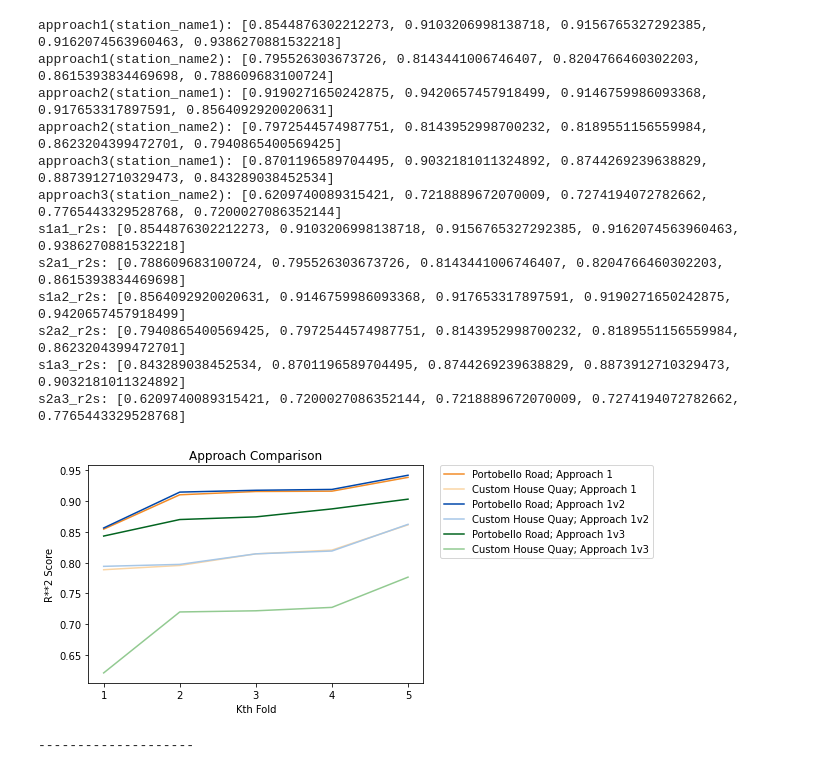
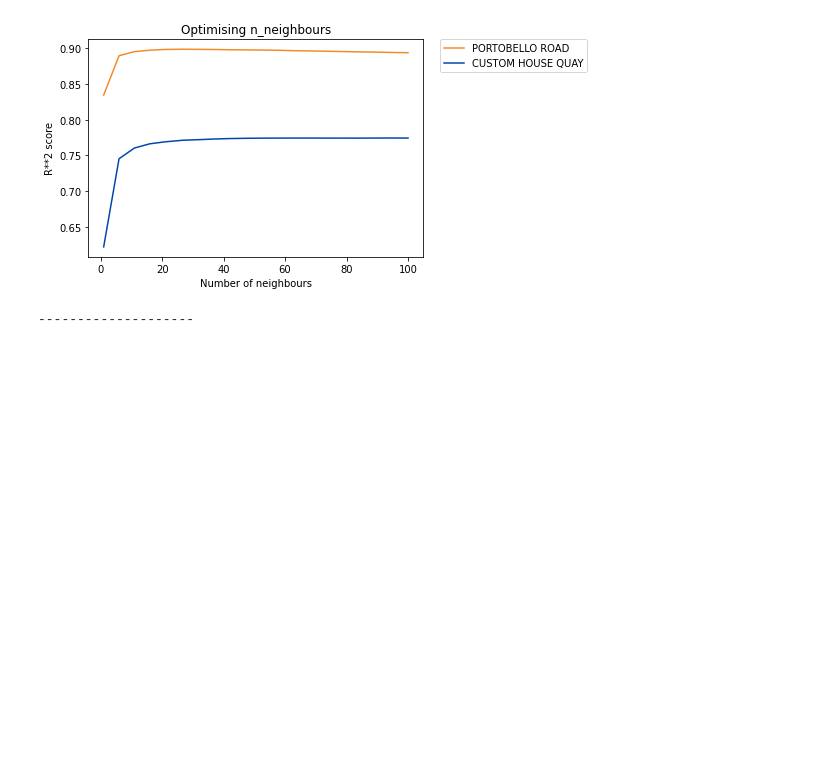
Before and after one commit to ConOLeary/Predicting_Bike_Distribution, a Jupyter notebook: bike_predictions.ipynb, the cells around one changed output. Cells and saved outputs as stored; diff of their text form; code cells hidden in the pictures; blank space fills up the shorter version.

```diff
--- a/bike_predictions.ipynb
+++ b/bike_predictions.ipynb
@@ -376,7 +376,7 @@ def run_approach1v3(station_name):
     #print("\nAVERAGE R**2 score: ", score_sum / K)
     return returns
 
-def run_approach2(station_name):
+def run_approach2(station_name, neighs= 35):
     index= get_station_id(station_name)
 
     y= np.full((TOTAL_TIME_DATAPOINTS, 3), 0, dtype=np.int) # change the 3 to a 6 to do both stations at once on the generalised-training form of an approach
@@ -404,7 +404,7 @@ def run_approach2(station_name):
     # X[0:TOTAL_TIME_DATAPOINTS, 2:110]= bikes_changes_past5
     # X[0:TOTAL_TIME_DATAPOINTS, 110:218]= bikes_changes_past15
 
-    neigh= KNeighborsRegressor(n_neighbors= 30, weights='distance')
+    neigh= KNeighborsRegressor(n_neighbors= neighs, weights='distance')
     cv_scores= cross_val_score(neigh, X, y, cv=5)
     #print(cv_scores) # print each cv score (accuracy) and average them
     #print('cv_scores mean:{}'.format(np.mean(cv_scores)))
@@ -438,6 +438,7 @@ def baseline_graph():
     meanmean1= run_meanline("PORTOBELLO ROAD")
     meanmean2= run_meanline("CUSTOM HOUSE QUAY")
     coefs= np.linspace(0, 1, num=30)
+
     s1_r2= []
     s2_r2= []
     s1_r2meanmean= []
@@ -456,12 +457,31 @@ def baseline_graph():
     ax.plot(coefs, s2_r2, label="Custom House Quay (baseline)", color="#0047AB")
     ax.plot(coefs, s2_r2meanmean, label="Custom House Quay (mean)", color="#A7C7E7")
 
-    # Place a legend to the right of this smaller subplot.
     plt.legend(bbox_to_anchor=(1.05, 1), loc='upper left', borderaxespad=0.)
 
     plt.xlabel('Baseline\'s coefficent for homemade regulariser')
     plt.ylabel('R**2 score')
     plt.title('Baseline model')
+    plt.show()
+
+def neighbours_optimisation(station_name1, station_name2):
+    xs= [int(x) for x in np.linspace(1, 100, num=20)]
+    y1s= []; y2s= []
+    for x in xs:
+        returns= run_approach2(station_name1, x)
+        y1s.append(sum(returns) / len(returns))
+        returns= run_approach2(station_name2, x)
+        y2s.append(sum(returns) / len(returns))
+    ax= plt.gca()
+
+    ax.plot(xs, y1s, label=station_name1, color="#F28C28")
+    ax.plot(xs, y2s, label=station_name2, color="#0047AB")
+
+    plt.legend(bbox_to_anchor=(1.05, 1), loc='upper left', borderaxespad=0.)
+
+    plt.xlabel('Number of neighbours')
+    plt.ylabel('R**2 score')
+    plt.title('Optimising n_neighbours')
     plt.show()
 
 def compare_approaches(station_name1, station_name2, approach1, approach2, approach3=None):
@@ -531,7 +551,6 @@ def compare_approaches(station_name1, station_name2, approach1, approach2, appro
         ax.plot(x, s1a3_r2s, label="Portobello Road; Approach 1v3", color="#026420")
         ax.plot(x, s2a3_r2s, label="Custom House Quay; Approach 1v3", color="#92CA91")
 
-    # Place a legend to the right of this smaller subplot.
     plt.legend(bbox_to_anchor=(1.05, 1), loc='upper left', borderaxespad=0.)
 
     plt.xlabel('Kth Fold')
@@ -541,20 +560,8 @@ def compare_approaches(station_name1, station_name2, approach1, approach2, appro
 # %%
 # DRIVER
 
-compare_approaches("PORTOBELLO ROAD", "CUSTOM HOUSE QUAY", run_approach1, run_approach1v2, run_approach1v3)
+neighbours_optimisation("PORTOBELLO ROAD", "CUSTOM HOUSE QUAY")
 print("--------------------")
 # %% [output]
+[figure, new version]
-approach1(station_name1): [0.8544876302212273, 0.9103206998138718, 0.9156765327292385, 0.9162074563960463, 0.9386270881532218]
-approach1(station_name2): [0.795526303673726, 0.8143441006746407, 0.8204766460302203, 0.8615393834469698, 0.788609683100724]
-approach2(station_name1): [0.9190271650242875, 0.9420657457918499, 0.9146759986093368, 0.917653317897591, 0.8564092920020631]
-approach2(station_name2): [0.7972544574987751, 0.8143952998700232, 0.8189551156559984, 0.8623204399472701, 0.7940865400569425]
-approach3(station_name1): [0.8701196589704495, 0.9032181011324892, 0.8744269239638829, 0.8873912710329473, 0.843289038452534]
-approach3(station_name2): [0.6209740089315421, 0.7218889672070009, 0.7274194072782662, 0.7765443329528768, 0.7200027086352144]
-s1a1_r2s: [0.8544876302212273, 0.9103206998138718, 0.9156765327292385, 0.9162074563960463, 0.9386270881532218]
-s2a1_r2s: [0.788609683100724, 0.795526303673726, 0.8143441006746407, 0.8204766460302203, 0.8615393834469698]
-s1a2_r2s: [0.8564092920020631, 0.9146759986093368, 0.917653317897591, 0.9190271650242875, 0.9420657457918499]
-s2a2_r2s: [0.7940865400569425, 0.7972544574987751, 0.8143952998700232, 0.8189551156559984, 0.8623204399472701]
-s1a3_r2s: [0.843289038452534, 0.8701196589704495, 0.8744269239638829, 0.8873912710329473, 0.9032181011324892]
-s2a3_r2s: [0.6209740089315421, 0.7200027086352144, 0.7218889672070009, 0.7274194072782662, 0.7765443329528768]
+--------------------
-[figure, old version]
---------------------
```
Also changed, not shown: parts of 1 cell of this notebook, 2 other files.
